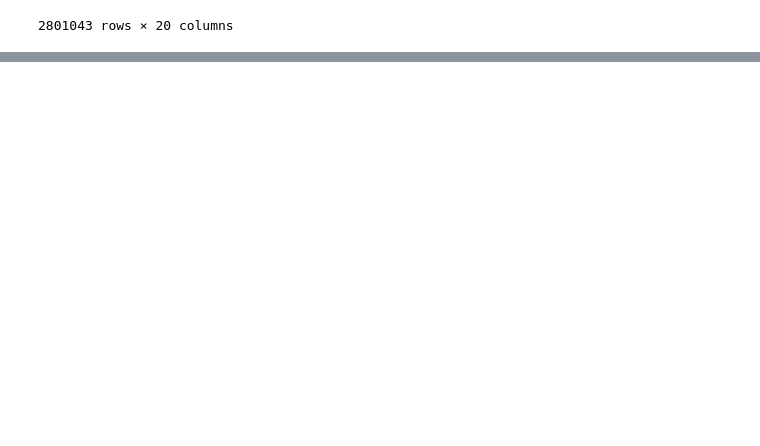
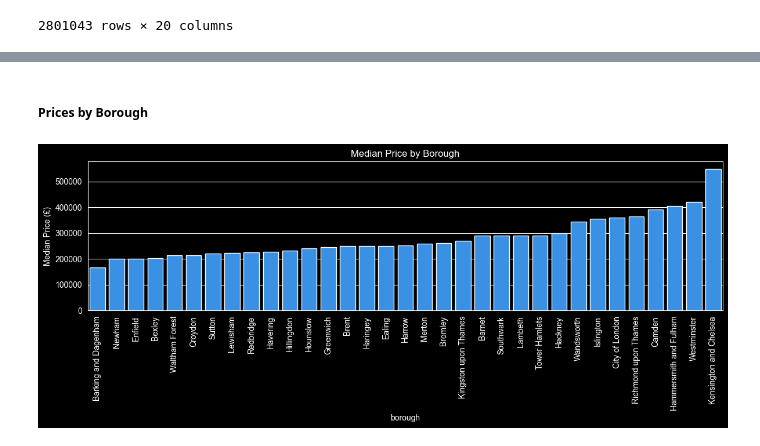
Before and after one commit to samaddmirzaa/london-property-intelligence, a Jupyter notebook: notebooks/03_EDA.ipynb, the cells around one changed output, grey strips where cells are left out. Drawn from its saved outputs; the diff is of its cells as text; code cells hidden in the pictures; blank space fills up the shorter version.

```diff
--- a/notebooks/03_EDA.ipynb
+++ b/notebooks/03_EDA.ipynb
@@ -65,0 +182,18 @@ sns.heatmap(corr_map, annot=False, cmap="YlOrRd")
+# %% [markdown]
+##### Prices by Borough
+# %%
+borough_median = df.groupby('borough')["price"].median().sort_values()
+# %%
+plt.figure(figsize=(12, 5))
+sns.barplot(x=borough_median.index, y=borough_median.values, color='dodgerblue')
+
+plt.title('Median Price by Borough')
+plt.ylabel('Median Price (£)')
+plt.xticks(rotation=90)
+
+plt.savefig(fig_dir / "price_median_borough.png", dpi=120, bbox_inches="tight")
+
+plt.tight_layout()
+plt.show()
+# %% [output]
+[figure, added]
```
Also changed, not shown: parts of 22 cells of this notebook, 1 other file.
